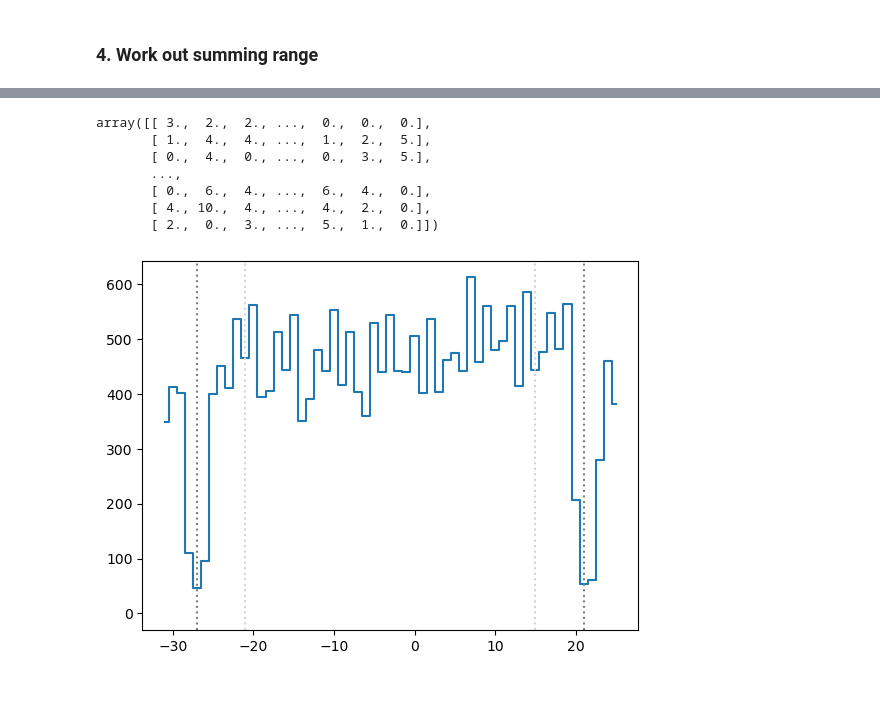
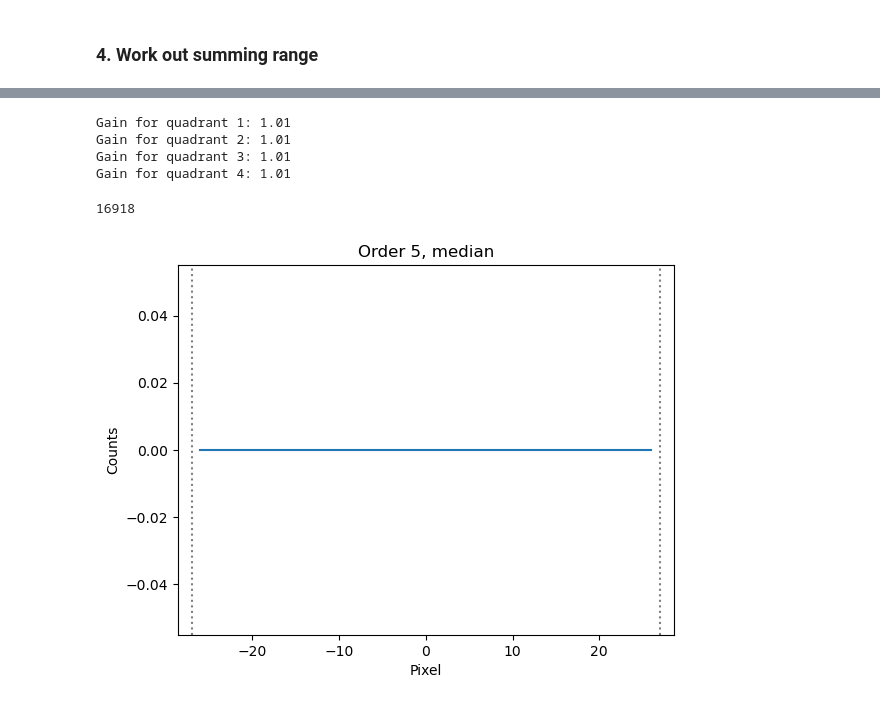
Before and after one commit to joakru-astro/veloce_reduction, a Jupyter notebook: veloce_trace.ipynb, the cells around one changed output, grey strips where cells are left out. Saved outputs shown, nothing was run; the diff lists cells and outputs as text; code cells hidden in the pictures.

```diff
--- a/veloce_trace.ipynb
+++ b/veloce_trace.ipynb
@@ -184,0 +265,3 @@ for trace in traces:
+# %%
+# load wave calibration based on ThAr
+ORDER, COEFFS, MATCH_LAM, MATCH_PIX, MATCH_LRES, GUESS_LAM, Y0 = veloce_reduction_tools.load_prefitted_wave(arm=arm, wave_path=veloce_paths.wave_dir)
@@ -186,0 +309,3 @@ for trace in traces:
+# %%
+summing_ranges = [(35,35) for _ in range(len(new_traces.traces))]
+new_traces.set_summing_range(summing_ranges)
@@ -186,0 +378,10 @@ for trace in traces:
+# %%
+### science data with LC
+# data_path = '/home/usqobserver2/VeloceData'
+# run = 'CSV_Run'
+# night = '230826'
+# ccd = 'ccd_3'
+det_num = ccd.split('_')[1]
+# filename = f'26aug{det_num}0148.fits'
+filename = f'26aug{det_num}0082.fits'
+spectrum_filename =  os.path.join(data_path, run, night, ccd, filename)
@@ -186,0 +396,15 @@ for trace in traces:
+# %%
+with fits.open(spectrum_filename) as hdul:
+    image_data = hdul[0].data
+    header = hdul[0].header
+image_subtracted_bias = veloce_reduction_tools.remove_overscan_bias(image_data, overscan_range=32, hdr=header, amplifier_mode=amp_mode)
+# %% [output]
+Gain for quadrant 1: 1.01
+Gain for quadrant 2: 1.01
+Gain for quadrant 3: 1.01
+Gain for quadrant 4: 1.01
+# %%
+del image_data, header
+gc.collect()
+# %% [output]
+16918
@@ -187,11 +413,6 @@ for trace in traces:
 # %%
-veloce_reduction_tools.plot_order_cross_section(image_substracted_bias, traces, (26, 20), 10)
+plt.figure()
+order_img = veloce_reduction_tools.plot_order_cross_section(image_subtracted_bias, new_traces, 5, margin=[0,0])
+plt.show()
 # %% [output]
-array([[ 3.,  2.,  2., ...,  0.,  0.,  0.],
-       [ 1.,  4.,  4., ...,  1.,  2.,  5.],
-       [ 0.,  4.,  0., ...,  0.,  3.,  5.],
-       ...,
-       [ 0.,  6.,  4., ...,  6.,  4.,  0.],
-       [ 4., 10.,  4., ...,  4.,  2.,  0.],
-       [ 2.,  0.,  3., ...,  5.,  1.,  0.]])
-[figure, old version]
+[figure, new version]
```
Also changed, not shown: parts of 99 cells of this notebook.
